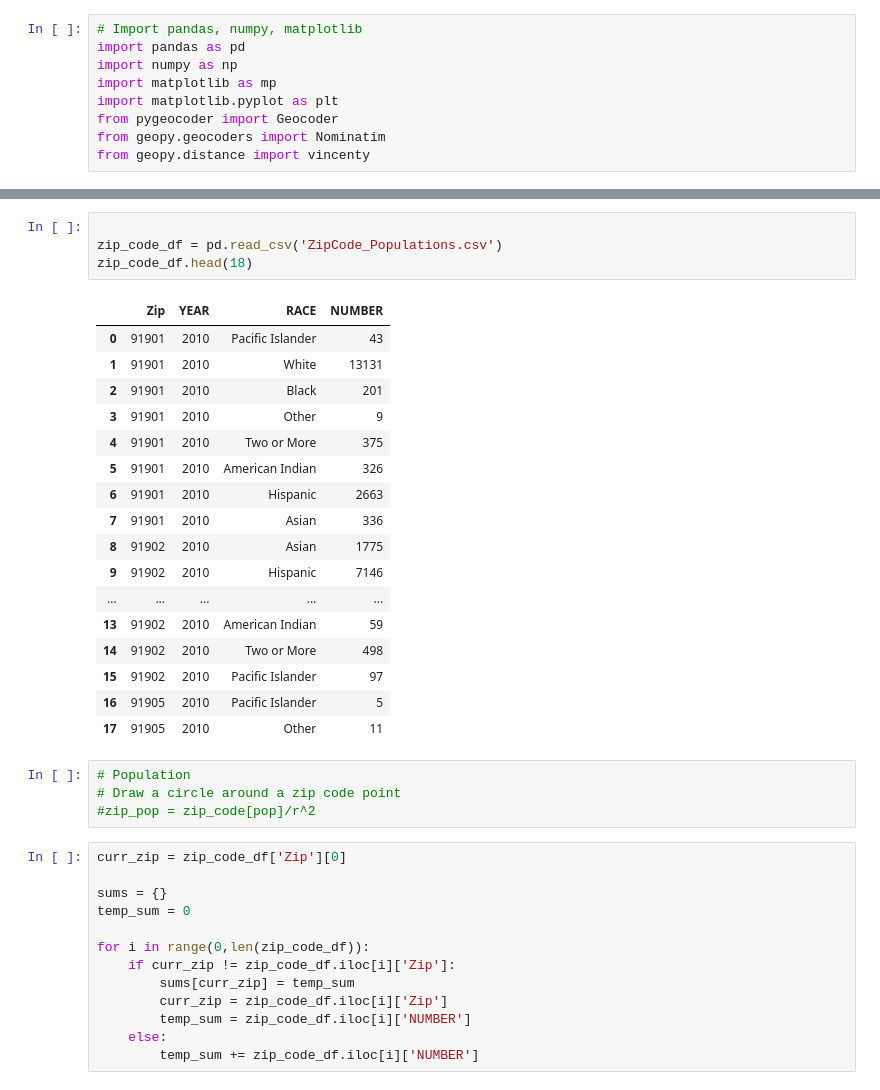
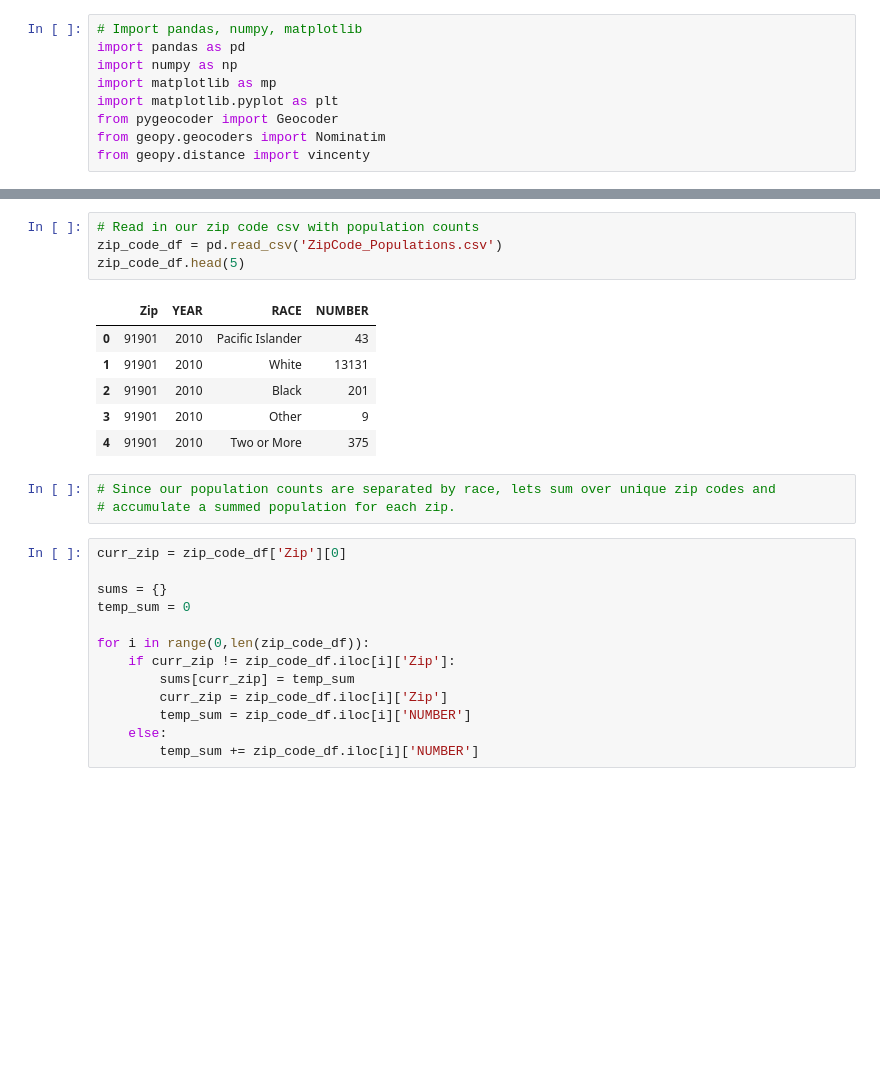
Before and after one commit to sarah-george/San-Diego-DUI-Crashes-and-Arrests, a Jupyter notebook: DUI_Notebook.ipynb, the cells around one changed output, grey strips where cells are left out. Drawn from its saved outputs; the diff is of its cells as text; blank space fills up the shorter version.

```diff
--- a/DUI_Notebook.ipynb
+++ b/DUI_Notebook.ipynb
@@ -53,29 +33,17 @@ dui_incidents_180
 # %%
-
+# Read in our zip code csv with population counts
 zip_code_df = pd.read_csv('ZipCode_Populations.csv')
-zip_code_df.head(18)
+zip_code_df.head(5)
 # %% [output]
 |  | Zip | YEAR | RACE | NUMBER |
 | 0 | 91901 | 2010 | Pacific Islander | 43 |
 | 1 | 91901 | 2010 | White | 13131 |
 | 2 | 91901 | 2010 | Black | 201 |
 | 3 | 91901 | 2010 | Other | 9 |
 | 4 | 91901 | 2010 | Two or More | 375 |
-| 5 | 91901 | 2010 | American Indian | 326 |
-| 6 | 91901 | 2010 | Hispanic | 2663 |
-| 7 | 91901 | 2010 | Asian | 336 |
-| 8 | 91902 | 2010 | Asian | 1775 |
-| 9 | 91902 | 2010 | Hispanic | 7146 |
-| ... | ... | ... | ... | ... |
-| 13 | 91902 | 2010 | American Indian | 59 |
-| 14 | 91902 | 2010 | Two or More | 498 |
-| 15 | 91902 | 2010 | Pacific Islander | 97 |
-| 16 | 91905 | 2010 | Pacific Islander | 5 |
-| 17 | 91905 | 2010 | Other | 11 |
-# %%
-# Population
-# Draw a circle around a zip code point
-#zip_pop = zip_code[pop]/r^2
+# %%
+# Since our population counts are separated by race, lets sum over unique zip codes and
+# accumulate a summed population for each zip.
 # %%
 curr_zip = zip_code_df['Zip'][0]
 
```
Also changed, not shown: parts of 54 cells of this notebook.
